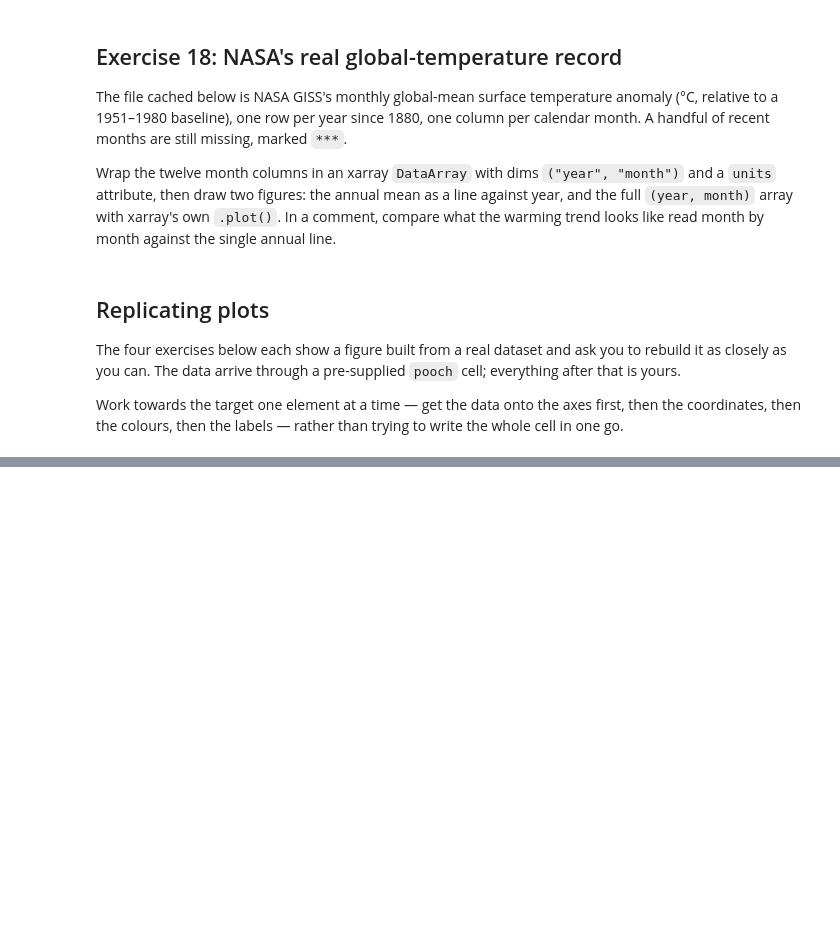
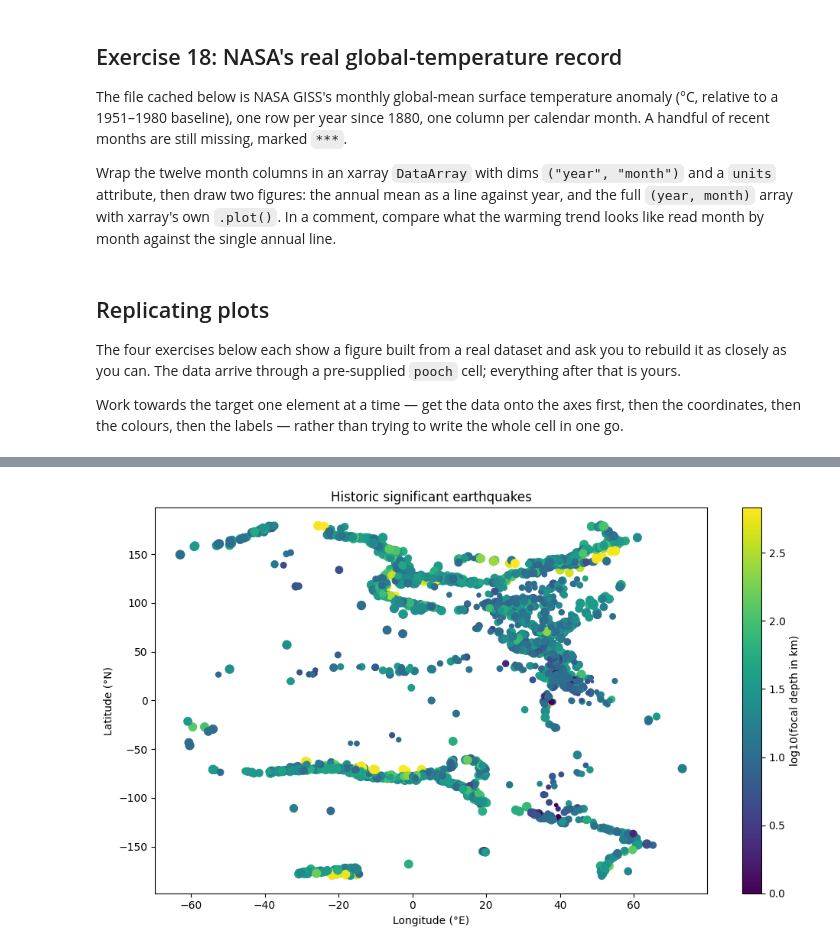
Before and after one commit to liviooneil/2026_Intro_Python, a Jupyter notebook: live/part-I/1.4-matplotlib-and-xarray-exercises.ipynb, the cells around one changed output, grey strips where cells are left out. Cells and saved outputs as stored; diff of their text form; code cells hidden in the pictures; blank space fills up the shorter version.

```diff
--- a/live/part-I/1.4-matplotlib-and-xarray-exercises.ipynb
+++ b/live/part-I/1.4-matplotlib-and-xarray-exercises.ipynb
@@ -461,26 +461,41 @@ Downloading data from 'https://raw.githubusercontent.com/gse-unil/2026_MLEES_boo
 # %%
 # Your solution here
 # Hint: np.genfromtxt(path, delimiter="\t", skip_header=1) loads the whole file; every
 #       non-numeric field becomes NaN, which is what you want here. Pull the four columns out
 #       by position -- the focal depth, for example, is arr[:, 8]
 # Hint: keep only the rows where depth and magnitude are both above zero and latitude and
 #       longitude are not NaN. & combines two masks element-wise ("and"), and ~ flips one
 #       ("not"), so ~np.isnan(latitude) is True wherever the latitude is present
 # Hint: colour the points by np.log10 of the focal depth -- the base-10 logarithm, applied
 #       element-wise, which spreads out depths from under a kilometre to several hundred --
 #       and set the point area to the square of the magnitude
 # Hint: add a labelled colorbar, axis labels, a title, and a dotted grid
+import numpy as np
+import matplotlib.pyplot as plt
+
 arr = np.genfromtxt(path, delimiter="\t", skip_header=1)
 FOCAL_DEPTH = arr[:,8]
 EQ_PRIMARY = arr[:,9]
 LATITUDE = arr[:,20]
 LONGITUDE = arr[:,21]
 
 mask = (FOCAL_DEPTH > 0) & (EQ_PRIMARY > 0) & ~np.isnan(LATITUDE) & ~np.isnan(LONGITUDE)
 FOCAL_DEPTH = FOCAL_DEPTH[mask]
 EQ_PRIMARY = EQ_PRIMARY[mask]
 LATITUDE = LATITUDE[mask]
 LONGITUDE = LONGITUDE[mask]
+
+fig, ax = plt.subplots(figsize=(10, 6))
+sc = ax.scatter(LATITUDE, LONGITUDE, c=np.log10(FOCAL_DEPTH), s= EQ_PRIMARY**2, cmap="viridis")
+fig.colorbar(sc, ax=ax, label="log10(focal depth in km)")
+ax.set_xlabel("Longitude (°E)")
+ax.set_ylabel("Latitude (°N)")
+ax.set_title("Historic significant earthquakes")
+
+plt.tight_layout()
+plt.show()
+# %% [output]
+[figure, added]
 # %% [markdown]
 ## Exercise 21: Antarctic sea ice, summer against winter
 
```
Also changed, not shown: parts of 2 cells of this notebook.
